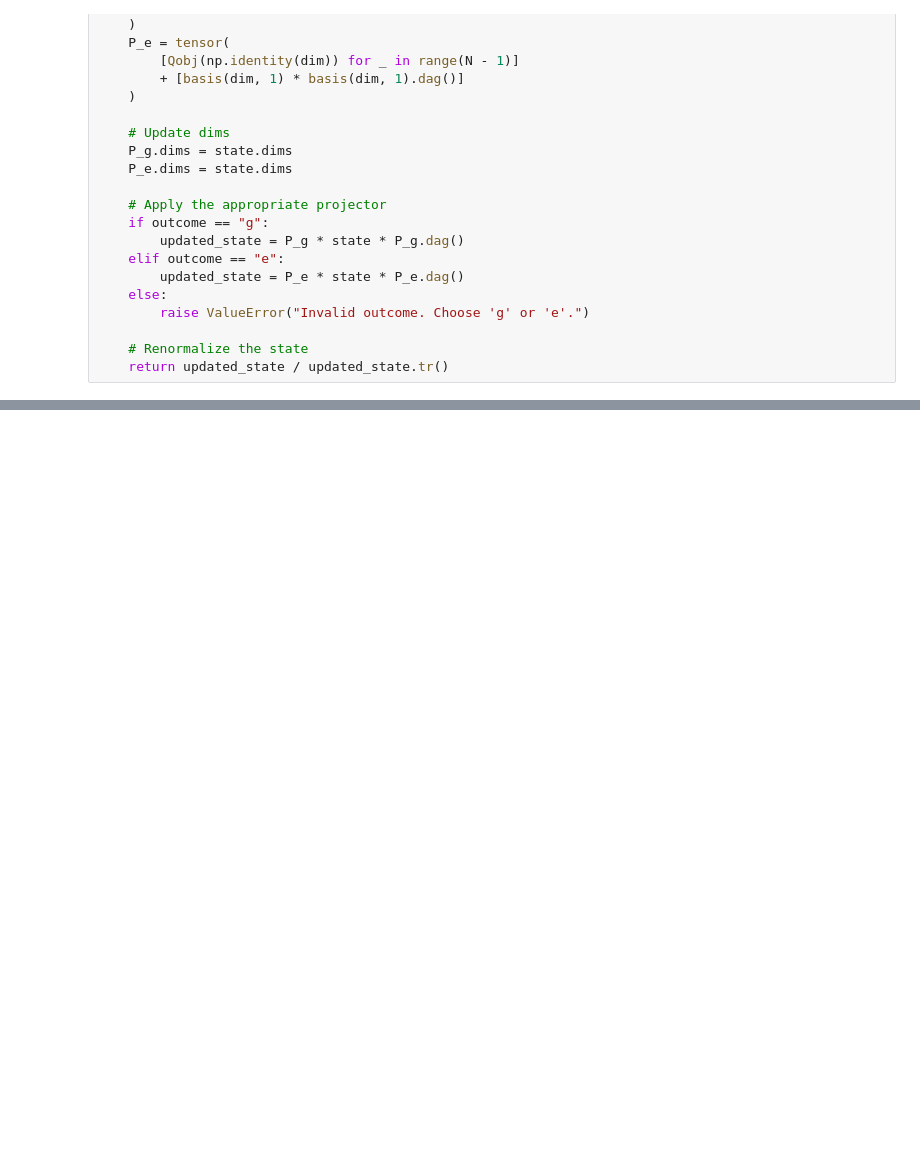
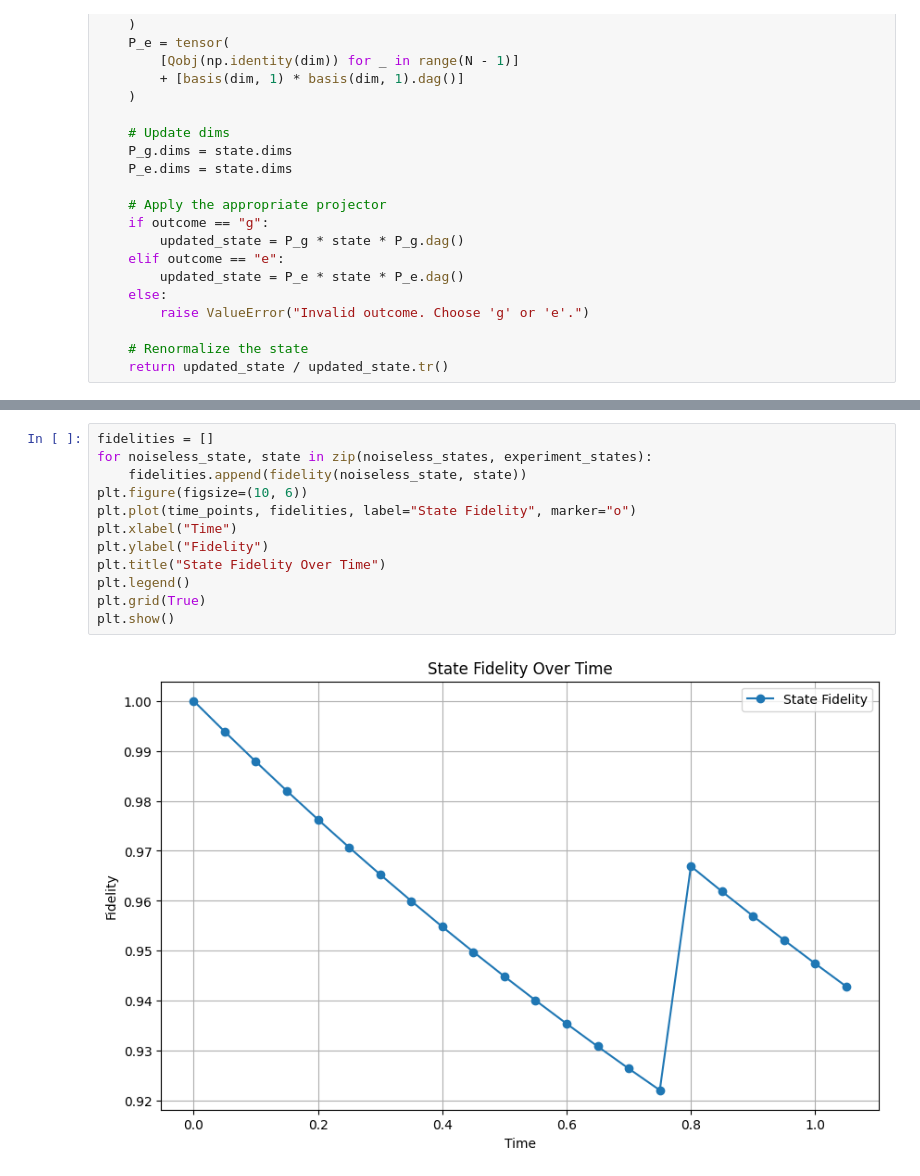
Before and after one commit to Pitt-JonesLab/quantum_logical, a Jupyter notebook: src/notebooks/noisy_simulation/03_noisy_erasure_detect.ipynb, the cells around one changed output, grey strips where cells are left out. Drawn from its saved outputs; the diff is of its cells as text; blank space fills up the shorter version.

```diff
--- a/src/notebooks/noisy_simulation/03_noisy_erasure_detect.ipynb
+++ b/src/notebooks/noisy_simulation/03_noisy_erasure_detect.ipynb
@@ -243,0 +272,14 @@ plot_observables_vs_time(
+# %%
+fidelities = []
+for noiseless_state, state in zip(noiseless_states, experiment_states):
+    fidelities.append(fidelity(noiseless_state, state))
+plt.figure(figsize=(10, 6))
+plt.plot(time_points, fidelities, label="State Fidelity", marker="o")
+plt.xlabel("Time")
+plt.ylabel("Fidelity")
+plt.title("State Fidelity Over Time")
+plt.legend()
+plt.grid(True)
+plt.show()
+# %% [output]
+[figure, added]
```
Also changed, not shown: parts of 8 cells of this notebook, 13 other files.
